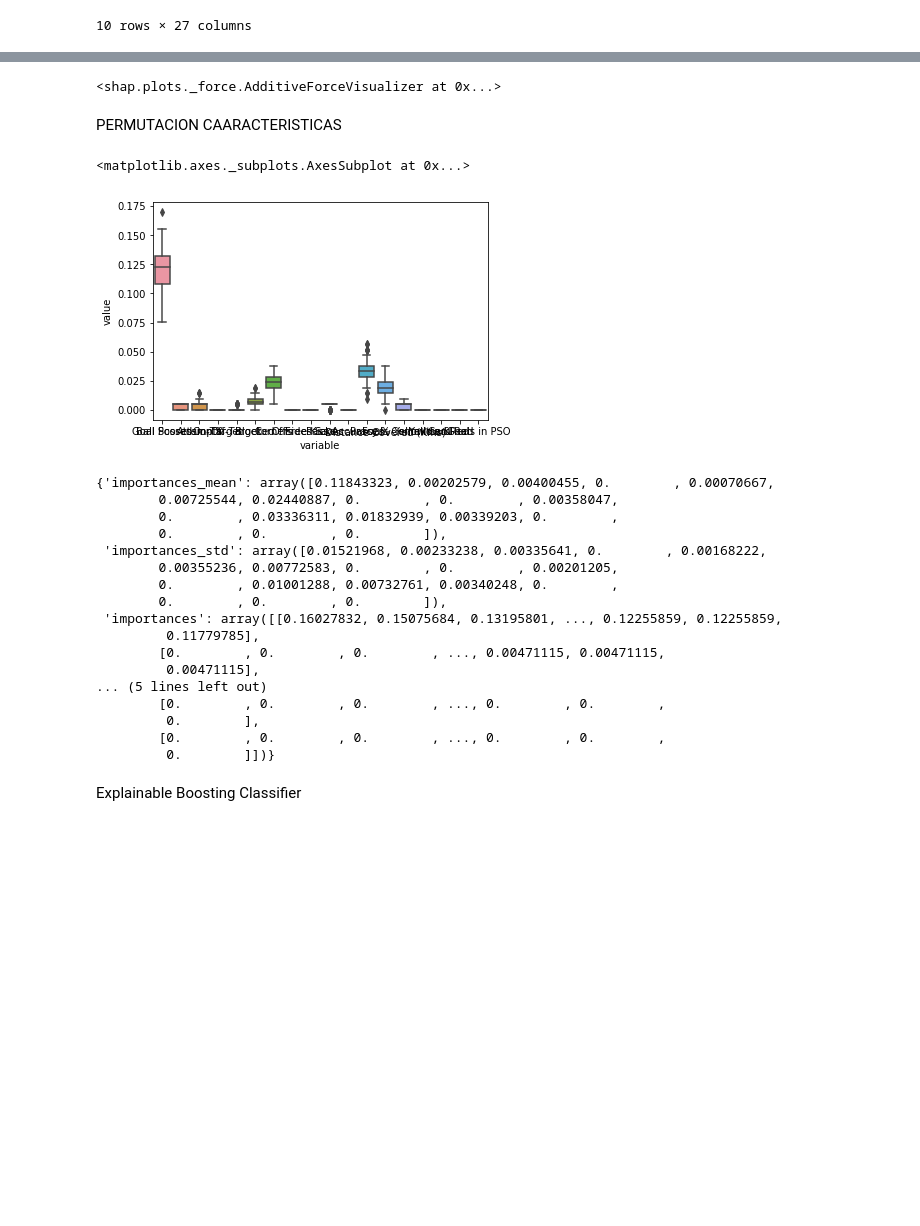
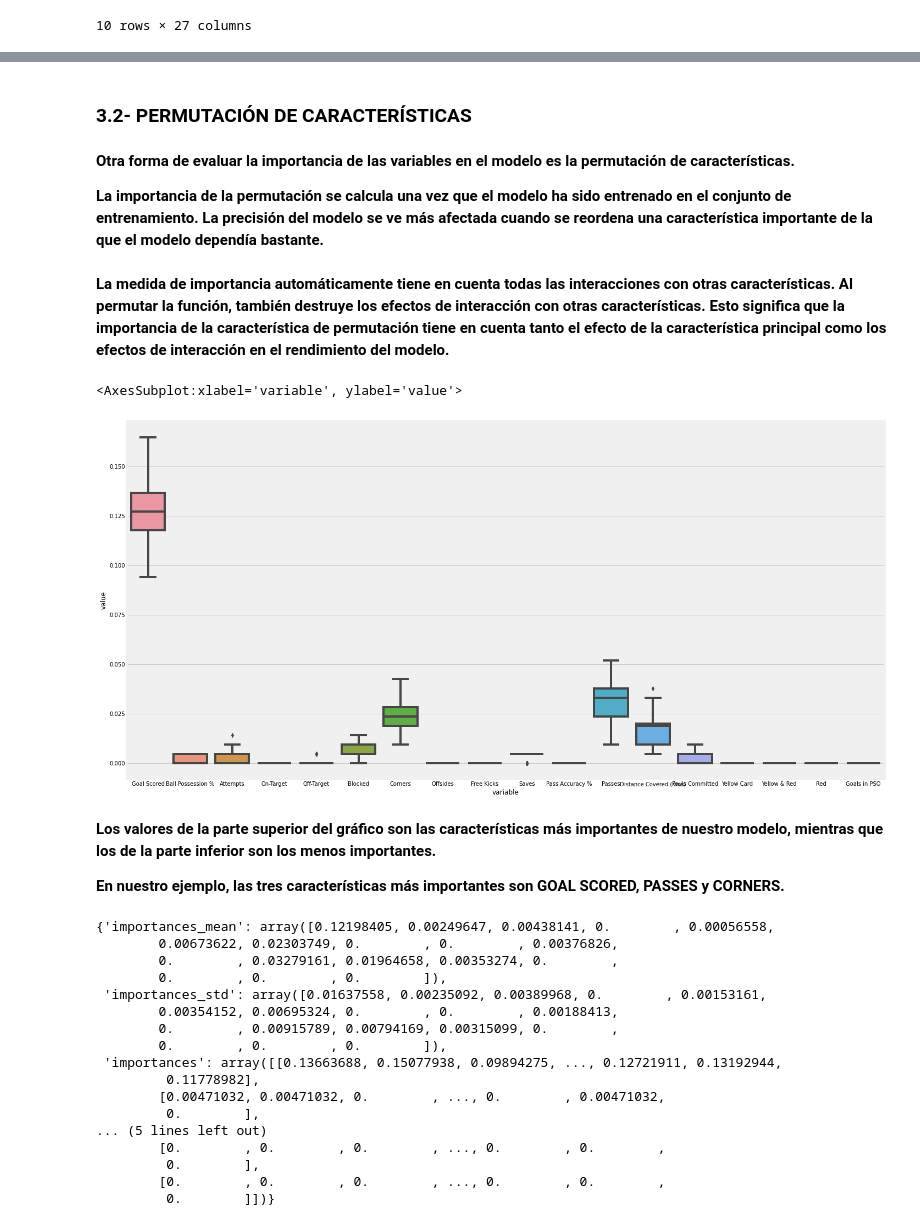
Before and after one commit to alexdelgadoperibanez/FAD_MasterDS, a Jupyter notebook: practica_SeriesTemporales/AMAZONseries.ipynb, the cells around one changed output, grey strips where cells are left out. Cells and saved outputs as stored; diff of their text form; code cells hidden in the pictures; blank space fills up the shorter version.

```diff
--- a/practica_SeriesTemporales/AMAZONseries.ipynb
+++ b/practica_SeriesTemporales/AMAZONseries.ipynb
@@ -671,5 +552,5 @@ data.head(10)
 # %%
-y = (data['Man of the Match'] == "Yes")  # Convert from string "Yes"/"No" to binary
-feature_names = [i for i in data.columns if data[i].dtype in [np.int64, np.int64]]
-X = data[feature_names]
-X_train, X_test, y_train, y_test = train_test_split(X, y, test_size=0.20, random_state=42) # create train and test
+y = (data['Man of the Match'] == "Yes")
+nombre_caract = [i for i in data.columns if data[i].dtype in [np.int64, np.int64]]
+X = data[nombre_caract]
+X_train, X_test, y_train, y_test = train_test_split(X, y, test_size=0.20, random_state=42)
@@ -741,15 +643,10 @@ shap.dependence_plot("worst concave points", shap_values, X, interaction_index="
 ... (7 outputs left out)
-# %%
-
-# Generate force plot - Multiple rows
-shap.force_plot(explainer.expected_value, shap_values[:100,:], X.iloc[:100,:])
-
-# Generate force plot - Single
-shap.force_plot(explainer.expected_value, shap_values[0,:], X.iloc[0,:])
-# %% [output]
-<shap.plots._force.AdditiveForceVisualizer at 0x...>
-# %% [markdown]
-PERMUTACION CAARACTERISTICAS
+# %% [markdown]
+### 3.2- PERMUTACIÓN DE CARACTERÍSTICAS
+# %% [markdown]
+**Otra forma de evaluar la importancia de las variables en el modelo es la permutación de características.**
+
+**La importancia de la permutación se calcula una vez que el modelo ha sido entrenado en el conjunto de entrenamiento. La precisión del modelo se ve más afectada cuando se reordena una característica importante de la que el modelo dependía bastante.**
 # %%
 from sklearn.inspection import permutation_importance
 import seaborn as sns
@@ -788,30 +686,35 @@ def feature_permutation_score_matrix(estimator, X, y, n_repeats, scorer):
     return pd.DataFrame(data=feat_imp_vals.T, columns=columns)
 # %%
 feat_imps = feature_permutation_score_matrix(xgb_mod, X_train, y_train, 100, mean_squared_log_error)
+# %% [markdown]
+**La medida de importancia automáticamente tiene en cuenta todas las interacciones con otras características. Al permutar la función, también destruye los efectos de interacción con otras características. Esto significa que la importancia de la característica de permutación tiene en cuenta tanto el efecto de la característica principal como los efectos de interacción en el rendimiento del modelo.**
 # %%
-sns.boxplot(x="variable", y="value", data=pd.melt(feat_imps))
+fig, ax = plt.subplots(figsize = (22, 12))
+sns.boxplot(x="variable", y="value", data=pd.melt(feat_imps), ax=ax)
 # %% [output]
-<matplotlib.axes._subplots.AxesSubplot at 0x...>
+<AxesSubplot:xlabel='variable', ylabel='value'>
-[figure, old version]
+[figure, new version]
+# %% [markdown]
+**Los valores de la parte superior del gráfico son las características más importantes de nuestro modelo, mientras que los de la parte inferior son los menos importantes.**
+
+**En nuestro ejemplo, las tres características más importantes son GOAL SCORED, PASSES y CORNERS.**
 # %%
 permutation_importance(xgb_mod, X_train, y_train, n_repeats=100, scoring='neg_mean_squared_log_error')
 # %% [output]
-{'importances_mean': array([0.11843323, 0.00202579, 0.00400455, 0.        , 0.00070667,
-        0.00725544, 0.02440887, 0.        , 0.        , 0.00358047,
-        0.        , 0.03336311, 0.01832939, 0.00339203, 0.        ,
+{'importances_mean': array([0.12198405, 0.00249647, 0.00438141, 0.        , 0.00056558,
+        0.00673622, 0.02303749, 0.        , 0.        , 0.00376826,
+        0.        , 0.03279161, 0.01964658, 0.00353274, 0.        ,
         0.        , 0.        , 0.        ]),
- 'importances_std': array([0.01521968, 0.00233238, 0.00335641, 0.        , 0.00168222,
-        0.00355236, 0.00772583, 0.        , 0.        , 0.00201205,
-        0.        , 0.01001288, 0.00732761, 0.00340248, 0.        ,
+ 'importances_std': array([0.01637558, 0.00235092, 0.00389968, 0.        , 0.00153161,
+        0.00354152, 0.00695324, 0.        , 0.        , 0.00188413,
+        0.        , 0.00915789, 0.00794169, 0.00315099, 0.        ,
         0.        , 0.        , 0.        ]),
- 'importances': array([[0.16027832, 0.15075684, 0.13195801, ..., 0.12255859, 0.12255859,
-         0.11779785],
-        [0.        , 0.        , 0.        , ..., 0.00471115, 0.00471115,
-         0.00471115],
+ 'importances': array([[0.13663688, 0.15077938, 0.09894275, ..., 0.12721911, 0.13192944,
+         0.11778982],
+        [0.00471032, 0.00471032, 0.        , ..., 0.        , 0.00471032,
+         0.        ],
 ... (5 lines left out)
         [0.        , 0.        , 0.        , ..., 0.        , 0.        ,
          0.        ],
         [0.        , 0.        , 0.        , ..., 0.        , 0.        ,
          0.        ]])}
-# %% [markdown]
-Explainable Boosting Classifier
```
Also changed, not shown: parts of 86 cells of this notebook.
